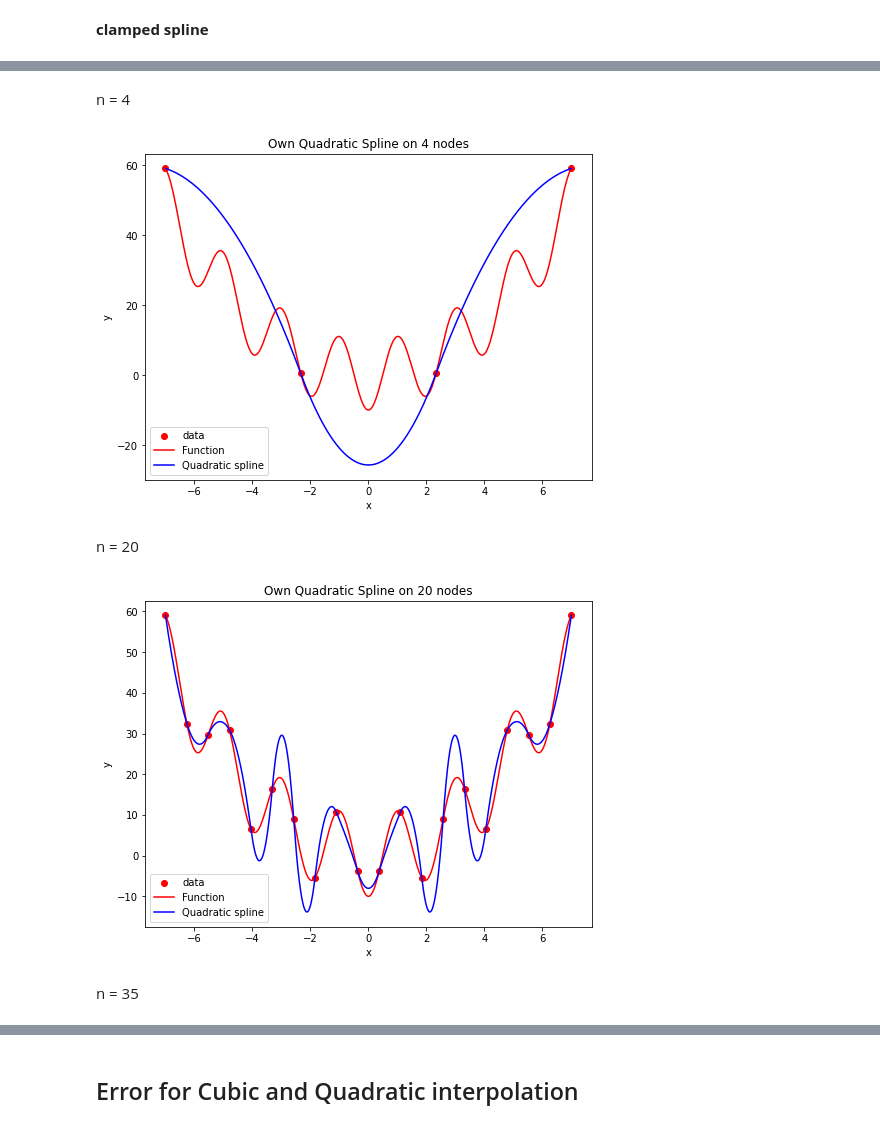
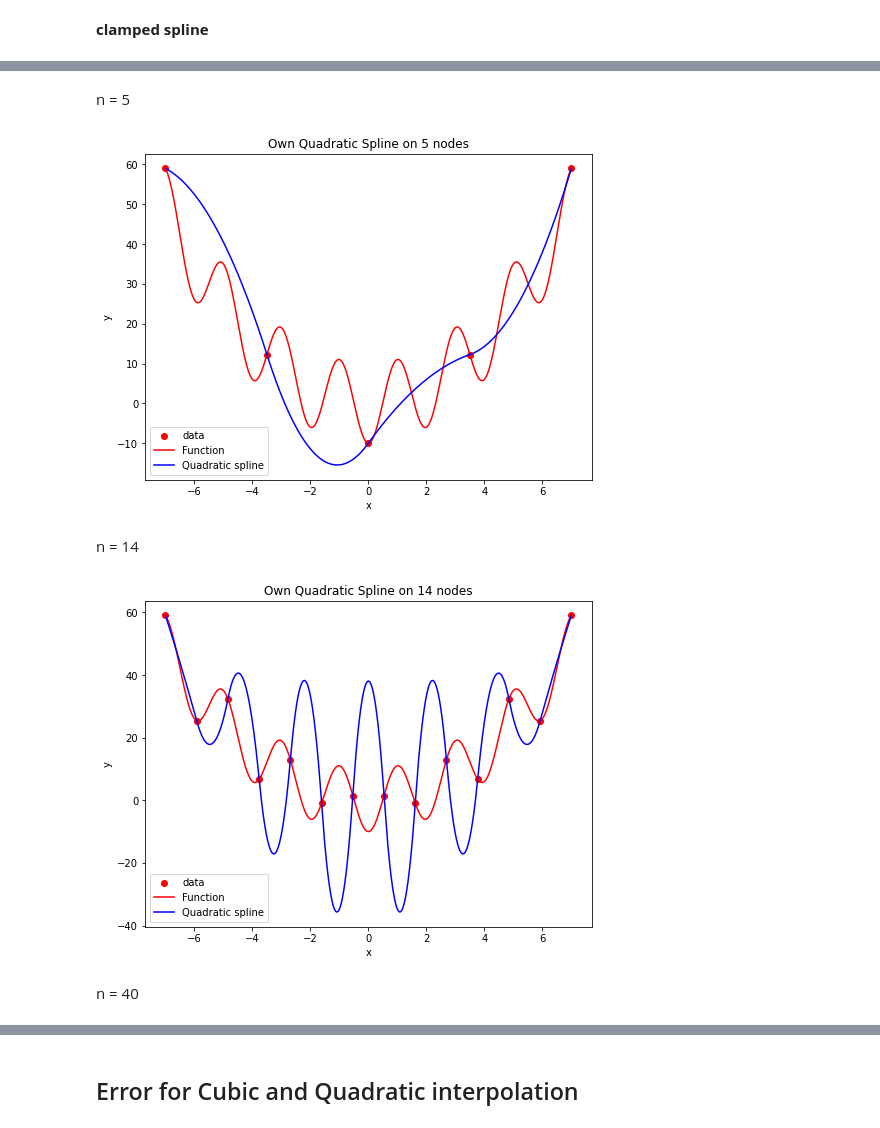
Before and after one commit to Szymon-Budziak/MOwNiT_course_AGH, a Jupyter notebook: Lab_4/Lab_4_code.ipynb, the cells around one changed output, grey strips where cells are left out. Saved outputs shown, nothing was run; the diff lists cells and outputs as text; code cells hidden in the pictures.

```diff
--- a/Lab_4/Lab_4_code.ipynb
+++ b/Lab_4/Lab_4_code.ipynb
@@ -385,17 +377,17 @@ __clamped spline__
 # %% [markdown]
 ![clamped.png](attachment:clamped.png)
 # %% [markdown]
-n = 4
+n = 5
 # %%
-own_quadratic_spline(-7, 7, 4, "clamped")
+own_quadratic_spline(-7, 7, 5, "clamped")
 # %% [output]
-[figure, old version]
+[figure, new version]
 # %% [markdown]
-n = 20
+n = 14
 # %%
-own_quadratic_spline(-7, 7, 20, "clamped")
+own_quadratic_spline(-7, 7, 14, "clamped")
 # %% [output]
-[figure, old version]
+[figure, new version]
 # %% [markdown]
-n = 35
+n = 40
 # %%
```
Also changed, not shown: parts of 11 cells of this notebook.
